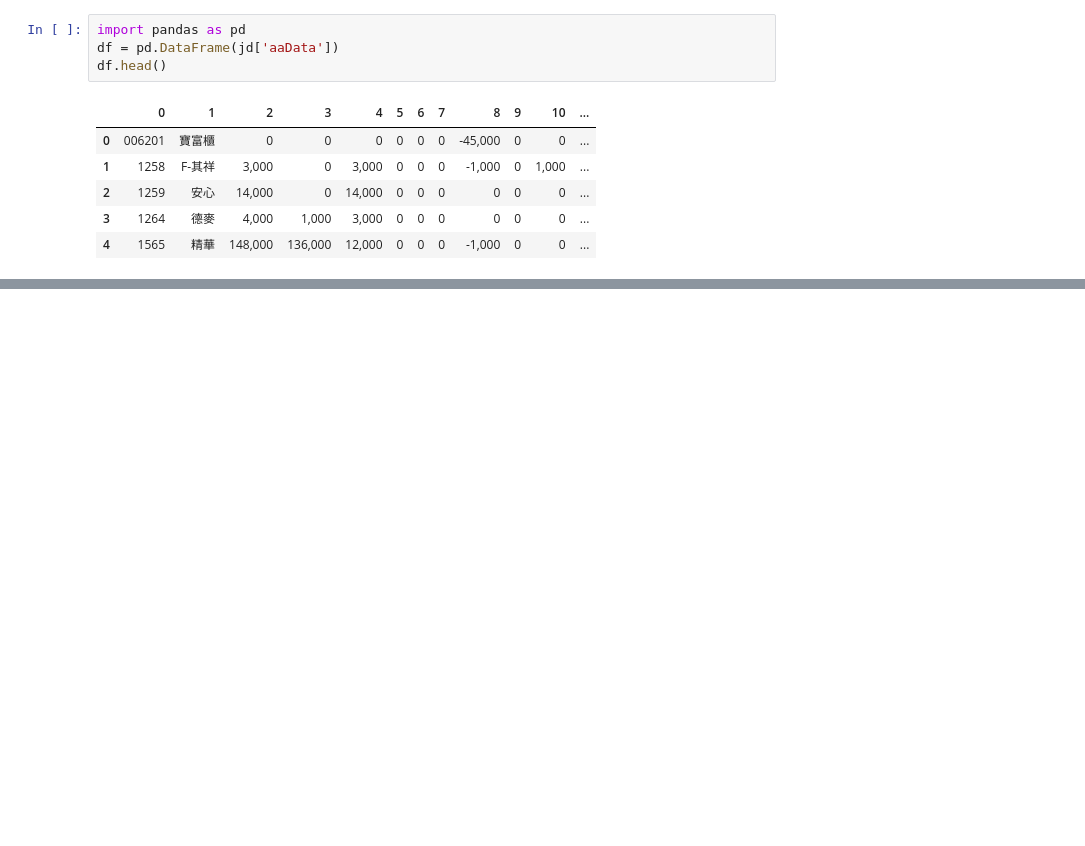
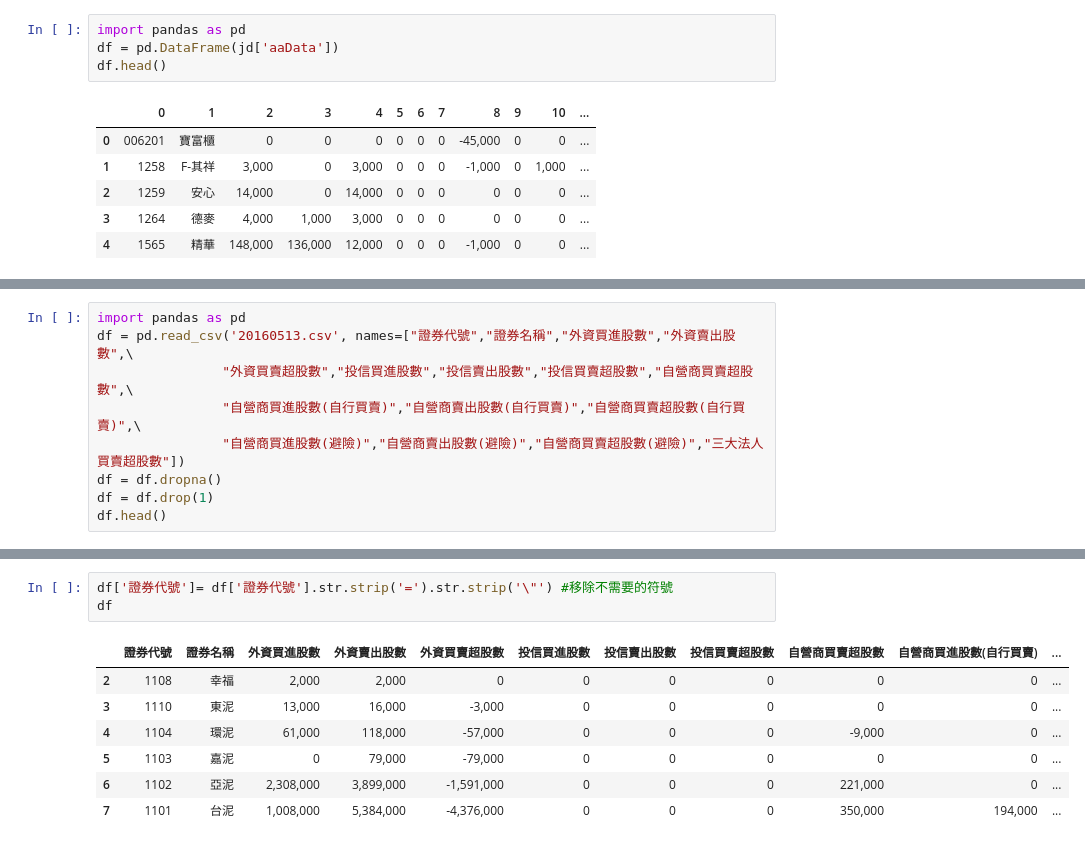
Before and after one commit to nike4859/PyFinance, a Jupyter notebook: 20160515demo.ipynb, the cells around one changed output, grey strips where cells are left out. Cells and saved outputs as stored; diff of their text form; blank space fills up the shorter version.

```diff
--- a/20160515demo.ipynb
+++ b/20160515demo.ipynb
@@ -289,0 +351,9 @@ df.head()
+# %%
+import pandas as pd
+df = pd.read_csv('20160513.csv', names=["證券代號","證券名稱","外資買進股數","外資賣出股數",\
+                "外資買賣超股數","投信買進股數","投信賣出股數","投信買賣超股數","自營商買賣超股數",\
+                "自營商買進股數(自行買賣)","自營商賣出股數(自行買賣)","自營商買賣超股數(自行買賣)",\
+                "自營商買進股數(避險)","自營商賣出股數(避險)","自營商買賣超股數(避險)","三大法人買賣超股數"])
+df = df.dropna()
+df = df.drop(1)
+df.head()
@@ -289,0 +375,11 @@ df.head()
+# %%
+df['證券代號']= df['證券代號'].str.strip('=').str.strip('\"') #移除不需要的符號
+df
+# %% [output]
+|  | 證券代號 | 證券名稱 | 外資買進股數 | 外資賣出股數 | 外資買賣超股數 | 投信買進股數 | 投信賣出股數 | 投信買賣超股數 | 自營商買賣超股數 | 自營商買進股數(自行買賣) | ... |
+| 2 | 1108 | 幸福 | 2,000 | 2,000 | 0 | 0 | 0 | 0 | 0 | 0 | ... |
+| 3 | 1110 | 東泥 | 13,000 | 16,000 | -3,000 | 0 | 0 | 0 | 0 | 0 | ... |
+| 4 | 1104 | 環泥 | 61,000 | 118,000 | -57,000 | 0 | 0 | 0 | -9,000 | 0 | ... |
+| 5 | 1103 | 嘉泥 | 0 | 79,000 | -79,000 | 0 | 0 | 0 | 0 | 0 | ... |
+| 6 | 1102 | 亞泥 | 2,308,000 | 3,899,000 | -1,591,000 | 0 | 0 | 0 | 221,000 | 0 | ... |
+| 7 | 1101 | 台泥 | 1,008,000 | 5,384,000 | -4,376,000 | 0 | 0 | 0 | 350,000 | 194,000 | ... |
```
Also changed, not shown: parts of 22 cells of this notebook.
